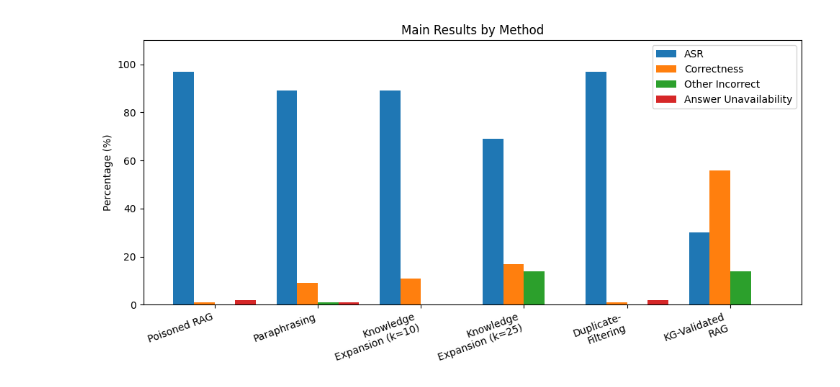
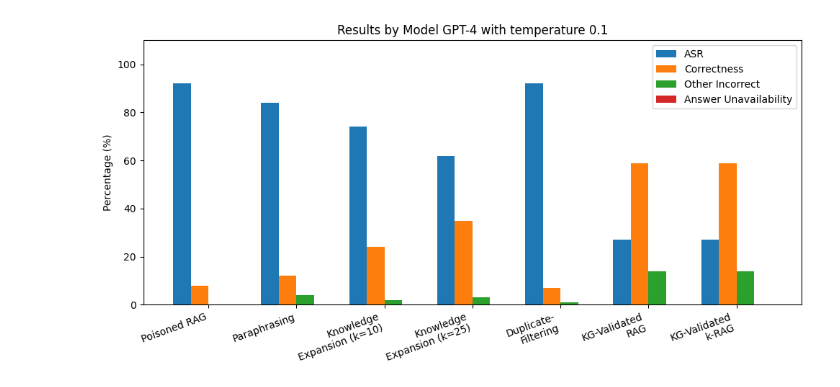
Before and after one commit to srushtibhavsar/Thesis_PoisionedRAG, a Jupyter notebook: create_figures.ipynb, the cells around one changed output. Cells and saved outputs as stored; diff of their text form; code cells hidden in the pictures.

```diff
--- a/create_figures.ipynb
+++ b/create_figures.ipynb
@@ -10,39 +10,40 @@ methods = [
     "Knowledge\nExpansion (k=25)",
     "Duplicate-\nFiltering",
     "KG-Validated\nRAG",
+    "KG-Validated\nk-RAG",
 ]
 
-asr = [97.0, 89.0, 89.0, 69.0, 97.0, 30.0]
-correct = [1.0, 9.0, 11.0, 17.0, 1.0, 56.0]
-other_incorrect = [0.0, 1.0, 0.0, 14.0, 0.0, 14.0]
-answer_unavail = [2.0, 1.0, 0.0, 0.0, 2.0, 0.0]
+asr = [92.0, 84.0, 74.0, 62.0, 92.0, 27.0,27.0 ]
+correct = [8.0, 12.0, 24.0, 35.0, 7.0, 59.0, 59.0]
+other_incorrect = [0.0, 4.0, 2.0, 3.0, 1.0, 14.0, 14.0]
+answer_unavail = [0.0, 0.0, 0.0, 0.0, 0.0, 0.0, 0.0]
 
 # ----- Plot settings -----
 x = np.arange(len(methods))        # positions for each method
 width = 0.2                        # width of each bar
 
 fig, ax = plt.subplots(figsize=(10, 5))
 
 # four bar groups
 bars_asr = ax.bar(x - 1.5*width, asr, width, label="ASR")
 bars_correct = ax.bar(x - 0.5*width, correct, width, label="Correctness")
 bars_other = ax.bar(x + 0.5*width, other_incorrect, width, label="Other Incorrect")
 bars_unavail = ax.bar(x + 1.5*width, answer_unavail, width, label="Answer Unavailability")
 
 # labels and layout
 ax.set_ylabel("Percentage (%)")
 ax.set_xticks(x)
 ax.set_xticklabels(methods, rotation=20, ha="right")
 ax.set_ylim(0, 110)  # a bit above 100 for headroom
 ax.legend()
-ax.set_title("Main Results by Method")
+ax.set_title("Results by Model GPT-4 with temperature 0.1")
 
 plt.tight_layout()
 
 # save to file for LaTeX
-plt.savefig("main_results_bar_chart.png", dpi=300, bbox_inches="tight")
+plt.savefig("main_results_bar_chart_openai.png", dpi=300, bbox_inches="tight")
 
 # or show interactively
 plt.show()
 # %% [output]
-[figure, old version]
+[figure, new version]
```
Also changed, not shown: parts of 3 cells of this notebook, 42 other files.
